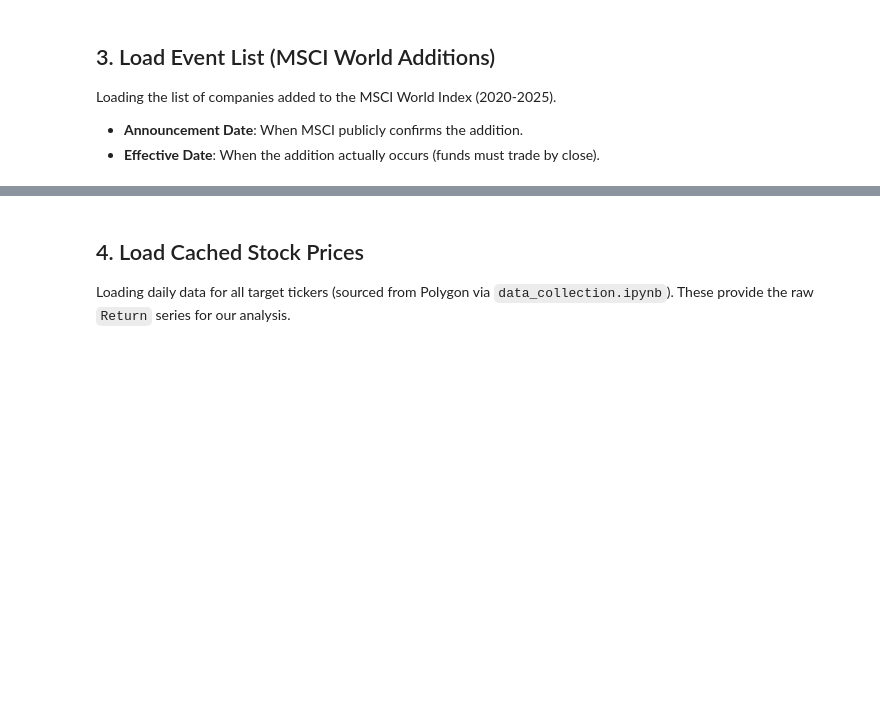
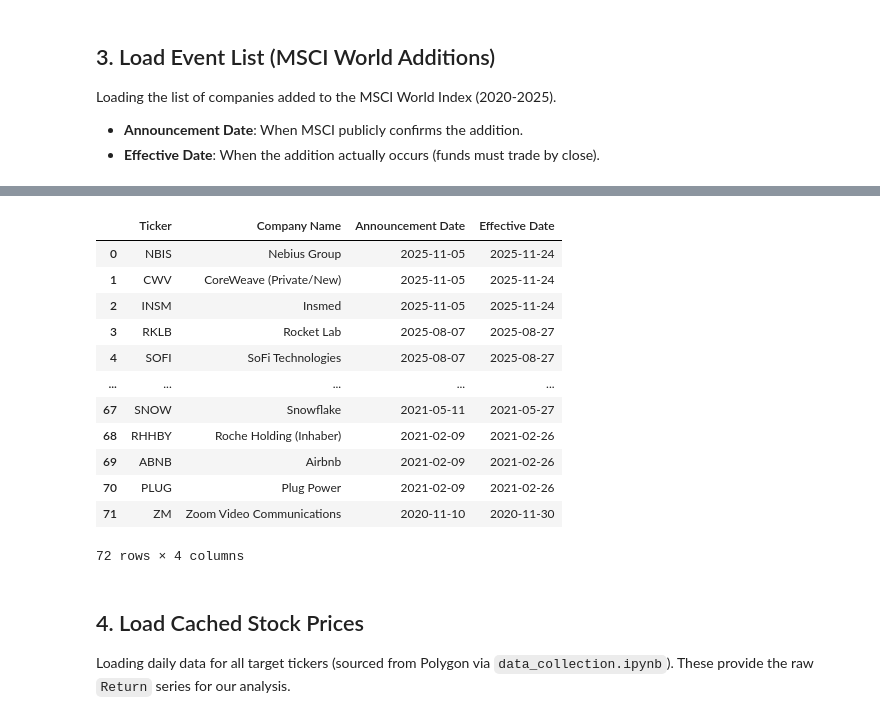
Before and after one commit to Nikhilesh-B/Analytics-in-Finance, a Jupyter notebook: index_rebalance/analysis.ipynb, the cells around one changed output, grey strips where cells are left out. Saved outputs shown, nothing was run; the diff lists cells and outputs as text; code cells hidden in the pictures; blank space fills up the shorter version.

```diff
--- a/index_rebalance/analysis.ipynb
+++ b/index_rebalance/analysis.ipynb
@@ -55,3 +55,19 @@ adds_MSCI.head()
+# %%
+adds_MSCI
+# %% [output]
+|  | Ticker | Company Name | Announcement Date | Effective Date |
+| 0 | NBIS | Nebius Group | 2025-11-05 | 2025-11-24 |
+| 1 | CWV | CoreWeave (Private/New) | 2025-11-05 | 2025-11-24 |
+| 2 | INSM | Insmed | 2025-11-05 | 2025-11-24 |
+| 3 | RKLB | Rocket Lab | 2025-08-07 | 2025-08-27 |
+| 4 | SOFI | SoFi Technologies | 2025-08-07 | 2025-08-27 |
+| ... | ... | ... | ... | ... |
+| 67 | SNOW | Snowflake | 2021-05-11 | 2021-05-27 |
+| 68 | RHHBY | Roche Holding (Inhaber) | 2021-02-09 | 2021-02-26 |
+| 69 | ABNB | Airbnb | 2021-02-09 | 2021-02-26 |
+| 70 | PLUG | Plug Power | 2021-02-09 | 2021-02-26 |
+| 71 | ZM | Zoom Video Communications | 2020-11-10 | 2020-11-30 |
+72 rows × 4 columns
 # %% [markdown]
 ## 4. Load Cached Stock Prices
 Loading daily data for all target tickers (sourced from Polygon via `data_collection.ipynb`).
```
Also changed, not shown: parts of 11 cells of this notebook, 1 other file.
